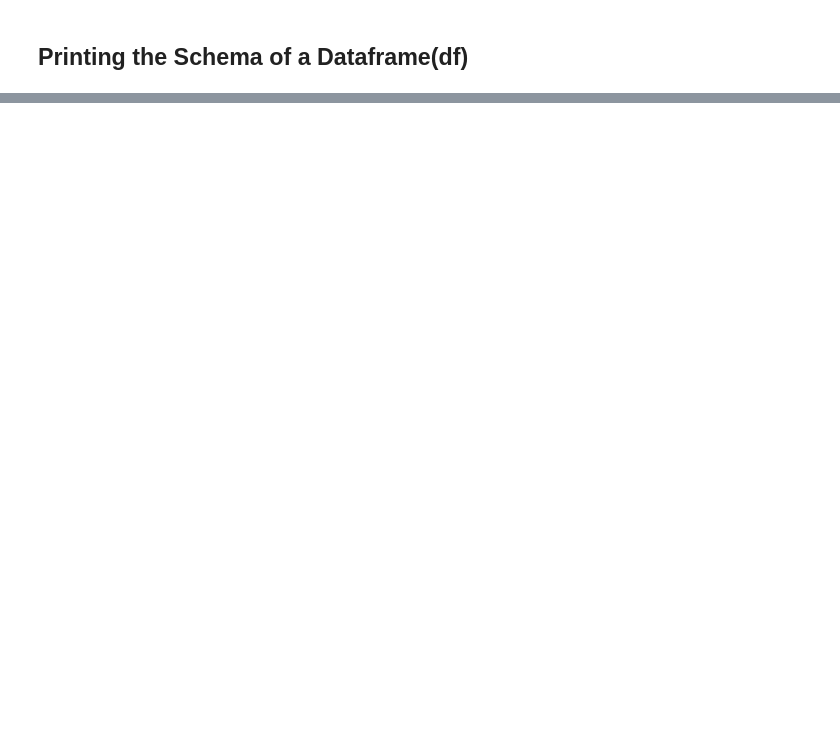
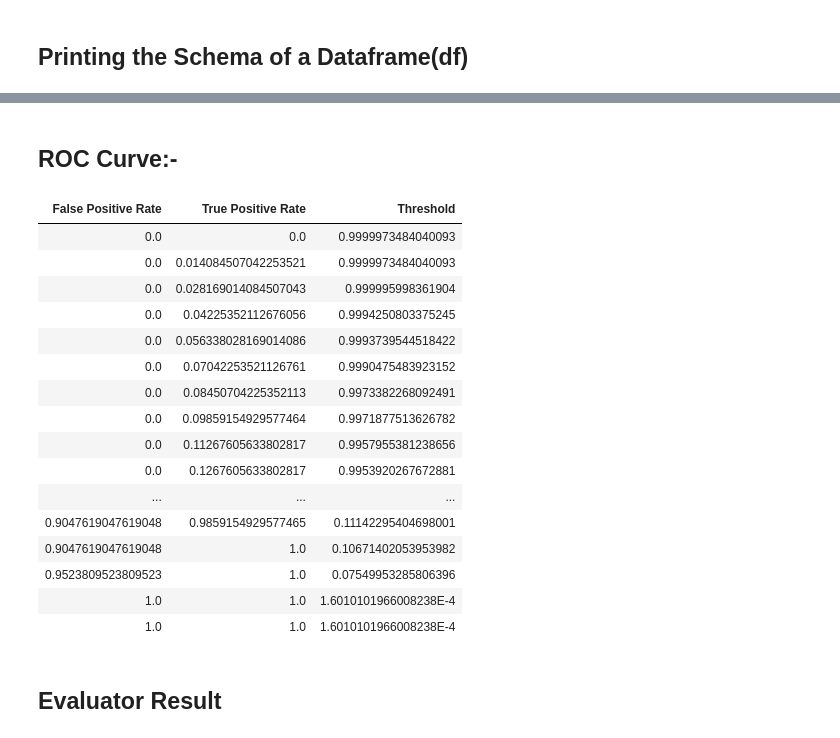
Before and after one commit to muralimopidevi/Amazon-Review-Sentiment-Analysis, a Jupyter notebook: Amazon Review On Cell Phones and Accessories.ipynb, the cells around one changed output, grey strips where cells are left out. Saved outputs shown, nothing was run; the diff lists cells and outputs as text; code cells hidden in the pictures; blank space fills up the shorter version.

Commit message:
Models Completed

```diff
--- a/Amazon Review On Cell Phones and Accessories.ipynb
+++ b/Amazon Review On Cell Phones and Accessories.ipynb
@@ -222,0 +139,13 @@ print ("AUC: %(result)s" % {"result": evaluator.evaluate(result)})
+# %%
+from pyspark.ml.feature import CountVectorizer
+
+counts = (CountVectorizer()
+          .setInputCol("stopWordFree")
+          .setOutputCol("features")
+          .setVocabSize(2000))
+
+cModel = counts.fit(removedStopWordsDF)
+countModel = cModel.transform(removedStopWordsDF)
+
+# Displaying Dataframe
+display(countModel.limit(5))
@@ -222,0 +190,7 @@ print ("AUC: %(result)s" % {"result": evaluator.evaluate(result)})
+# %%
+# selecting and spliting
+(trainDF, testDF) = datamodel.select("label","features").randomSplit((0.80, 0.20), seed=1234)
+
+#caching the dataframe.
+trainDF.cache()
+testDF.cache()
@@ -222,0 +203,17 @@ print ("AUC: %(result)s" % {"result": evaluator.evaluate(result)})
+# %%
+from pyspark.ml.classification import LogisticRegression
+
+# Creating  a varible for LogisticRegression()
+lr = LogisticRegression()
+
+# Fit the model to trainDf
+lrModel = lr.fit(trainDF)
+
+# Print the coefficients and intercept for Logistic Regression
+print("Coefficients: " + str(lrModel.coefficients))
+print("Intercept: " + str(lrModel.intercept))
+lrModel.summary.accuracy
+
+#testDf
+result = lrModel.transform(testDF)
+result.select("prediction", "label", "features").show(5)
@@ -222,0 +222,30 @@ print ("AUC: %(result)s" % {"result": evaluator.evaluate(result)})
+# %% [markdown]
+## ROC Curve:-
+# %%
+from pyspark.ml.evaluation import BinaryClassificationEvaluator
+
+#Binary Classification.
+evaluator = BinaryClassificationEvaluator()
+
+#Dispaying ROC CURVE
+display(lrModel, trainDF, "ROC")
+# %% [output]
+| False Positive Rate | True Positive Rate | Threshold |
+| 0.0 | 0.0 | 0.9999973484040093 |
+| 0.0 | 0.014084507042253521 | 0.9999973484040093 |
+| 0.0 | 0.028169014084507043 | 0.999995998361904 |
+| 0.0 | 0.04225352112676056 | 0.9994250803375245 |
+| 0.0 | 0.056338028169014086 | 0.9993739544518422 |
+| 0.0 | 0.07042253521126761 | 0.9990475483923152 |
+| 0.0 | 0.08450704225352113 | 0.9973382268092491 |
+| 0.0 | 0.09859154929577464 | 0.9971877513626782 |
+| 0.0 | 0.11267605633802817 | 0.9957955381238656 |
+| 0.0 | 0.1267605633802817 | 0.9953920267672881 |
+| ... | ... | ... |
+| 0.9047619047619048 | 0.9859154929577465 | 0.11142295404698001 |
+| 0.9047619047619048 | 1.0 | 0.10671402053953982 |
+| 0.9523809523809523 | 1.0 | 0.07549953285806396 |
+| 1.0 | 1.0 | 1.6010101966008238E-4 |
+| 1.0 | 1.0 | 1.6010101966008238E-4 |
+# %% [markdown]
+## Evaluator Result
```
Also changed, not shown: parts of 80 cells of this notebook, 2 other files.
